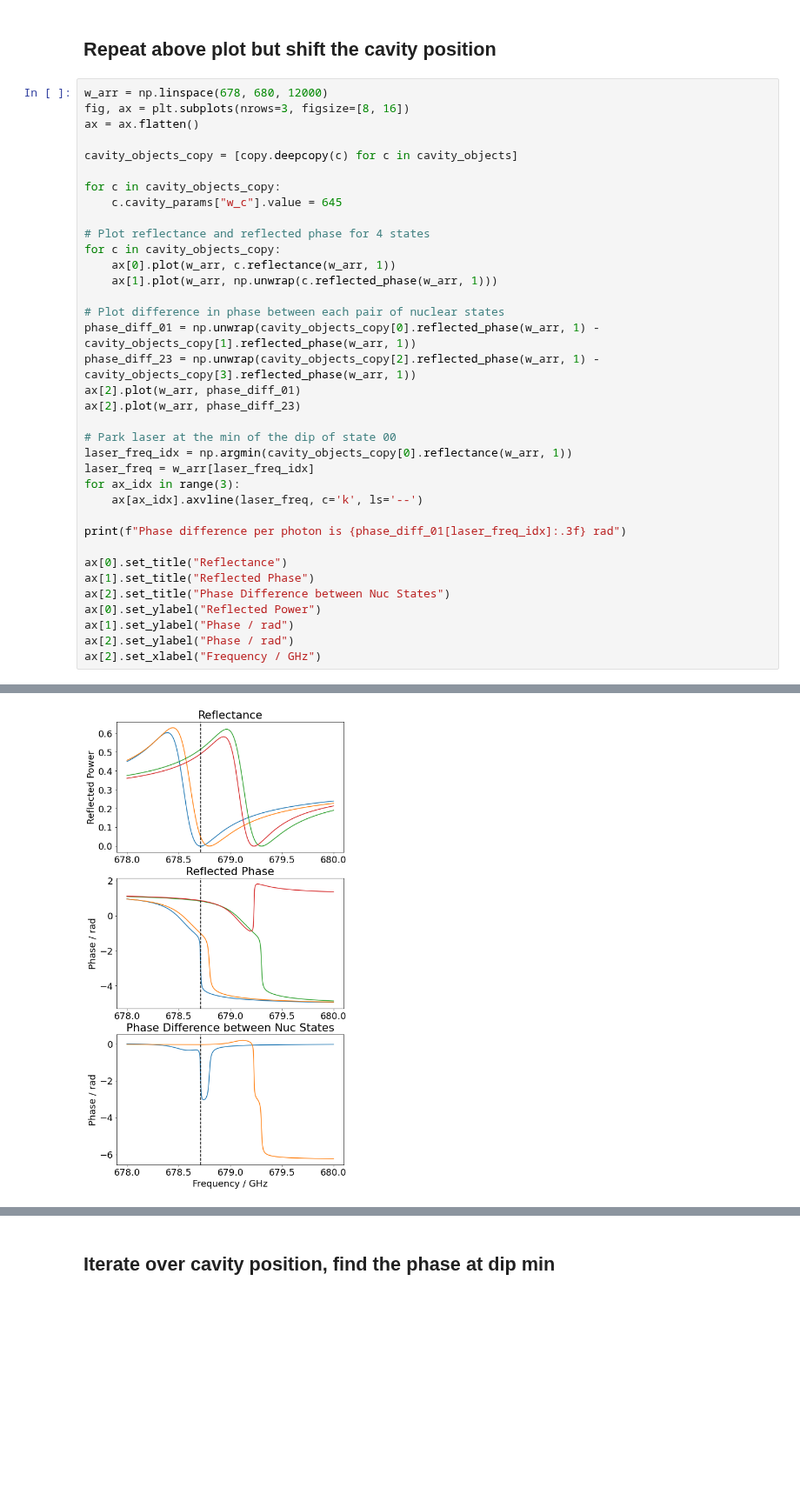
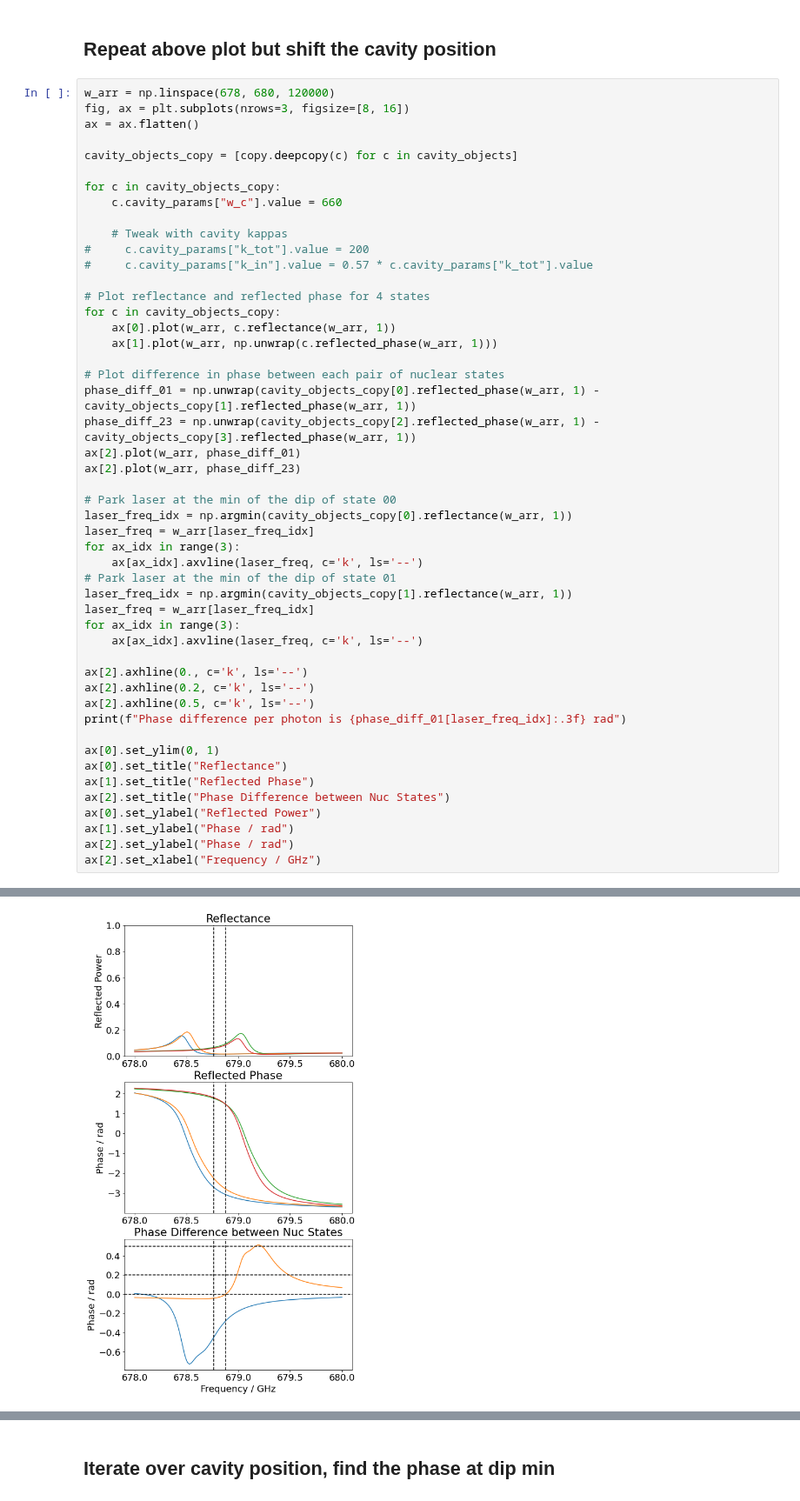
Before and after one commit to huanyanqi/siv-cqed-model, a Jupyter notebook: notebooks/20210907_DiosBLBb02_test_detuning.ipynb, the cells around one changed output, grey strips where cells are left out. Shown at 87% size. Saved outputs shown, nothing was run; the diff lists cells and outputs as text; blank space fills up the shorter version.

```diff
--- a/notebooks/20210907_DiosBLBb02_test_detuning.ipynb
+++ b/notebooks/20210907_DiosBLBb02_test_detuning.ipynb
@@ -203,14 +203,18 @@ Text(0.5, 0, 'Frequency / GHz')
 # %% [markdown]
 ## Repeat above plot but shift the cavity position
 # %%
-w_arr = np.linspace(678, 680, 12000)
+w_arr = np.linspace(678, 680, 120000)
 fig, ax = plt.subplots(nrows=3, figsize=[8, 16])
 ax = ax.flatten()
 
 cavity_objects_copy = [copy.deepcopy(c) for c in cavity_objects]
 
 for c in cavity_objects_copy:
-    c.cavity_params["w_c"].value = 645
+    c.cavity_params["w_c"].value = 660
+
+    # Tweak with cavity kappas
+#     c.cavity_params["k_tot"].value = 200
+#     c.cavity_params["k_in"].value = 0.57 * c.cavity_params["k_tot"].value
 
 # Plot reflectance and reflected phase for 4 states
 for c in cavity_objects_copy:
@@ -228,9 +232,18 @@ laser_freq_idx = np.argmin(cavity_objects_copy[0].reflectance(w_arr, 1))
 laser_freq = w_arr[laser_freq_idx]
 for ax_idx in range(3):
     ax[ax_idx].axvline(laser_freq, c='k', ls='--')
+# Park laser at the min of the dip of state 01
+laser_freq_idx = np.argmin(cavity_objects_copy[1].reflectance(w_arr, 1))
+laser_freq = w_arr[laser_freq_idx]
+for ax_idx in range(3):
+    ax[ax_idx].axvline(laser_freq, c='k', ls='--')
 
+ax[2].axhline(0., c='k', ls='--')
+ax[2].axhline(0.2, c='k', ls='--')
+ax[2].axhline(0.5, c='k', ls='--')
 print(f"Phase difference per photon is {phase_diff_01[laser_freq_idx]:.3f} rad")
 
+ax[0].set_ylim(0, 1)
 ax[0].set_title("Reflectance")
 ax[1].set_title("Reflected Phase")
 ax[2].set_title("Phase Difference between Nuc States")
@@ -243,2 +256,2 @@ Phase difference per photon is -1.712 rad
 Text(0.5, 0, 'Frequency / GHz')
-[figure, old version]
+[figure, new version]
```
Also changed, not shown: parts of 22 cells of this notebook.
